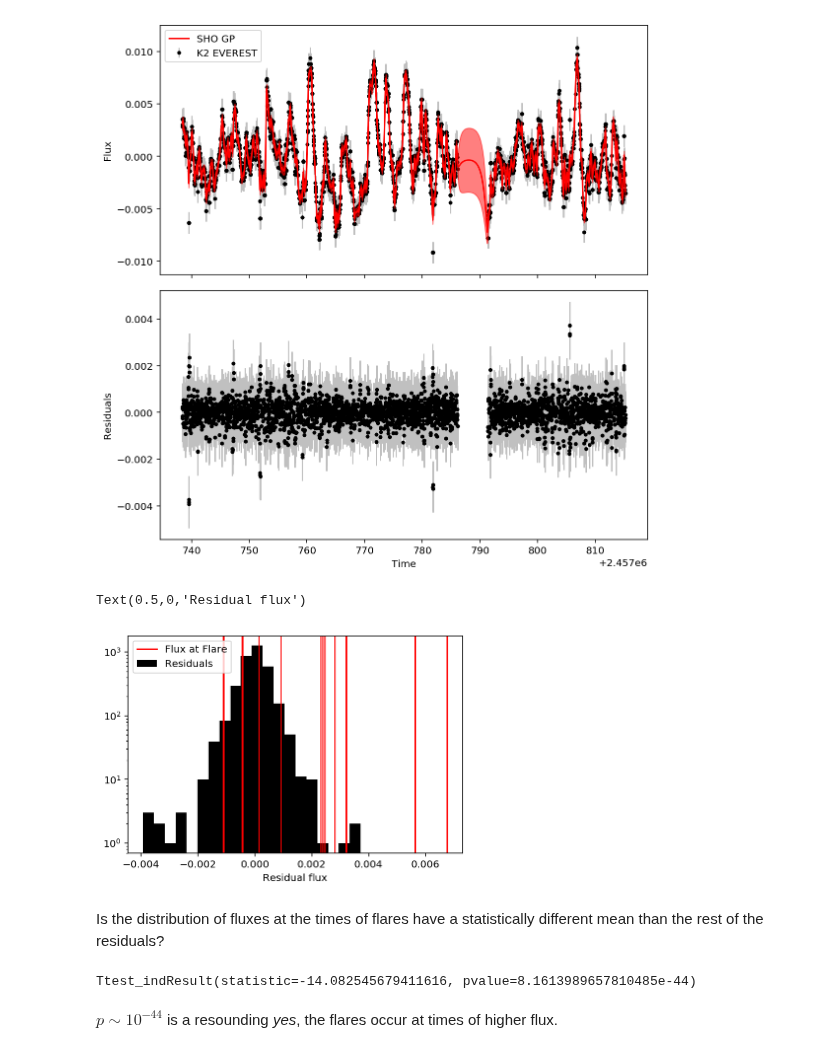
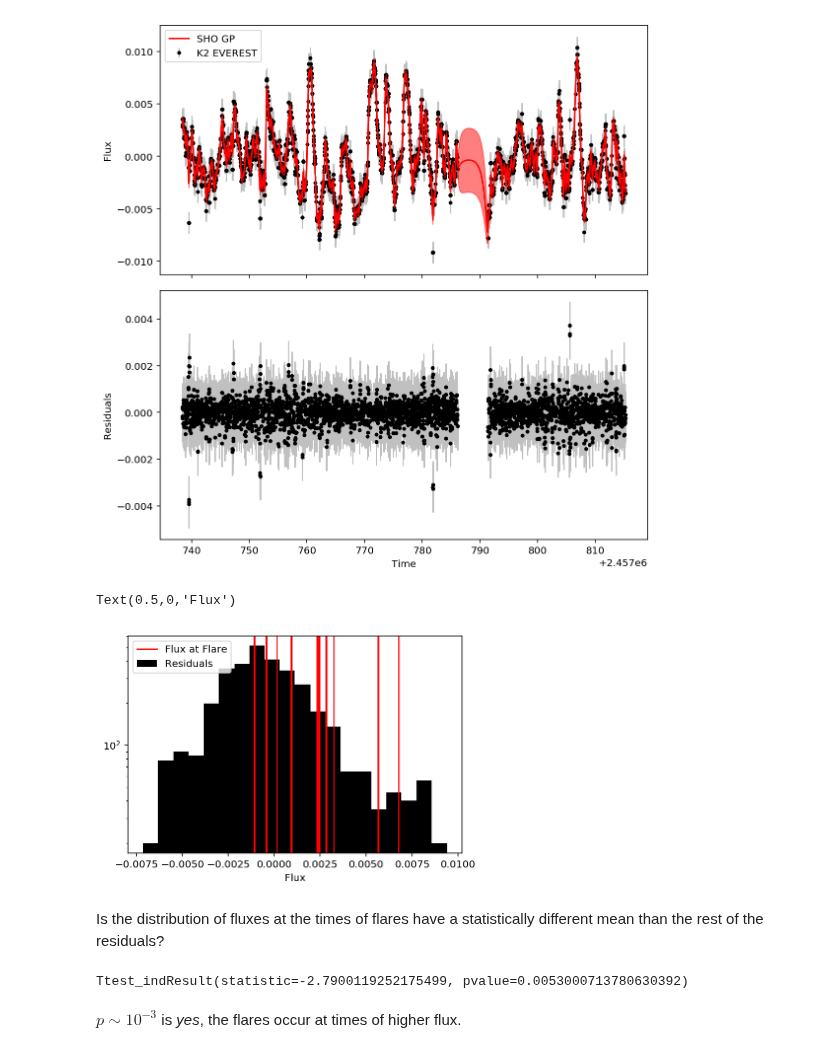
Before and after one commit to bmorris3/libra, a Jupyter notebook: notebooks/trappist1_flares_fluxcorrelated.ipynb, the cells around one changed output. Cells and saved outputs as stored; diff of their text form; code cells hidden in the pictures.

```diff
--- a/notebooks/trappist1_flares_fluxcorrelated.ipynb
+++ b/notebooks/trappist1_flares_fluxcorrelated.ipynb
@@ -99,25 +99,25 @@ fig.savefig('flare_gp_model.pdf', bbox_inches='tight')
 # %%
 gp_model_flares = gp.predict(k2_flux, flare_times)[0]
 # %%
-n, bins, _ = plt.hist(k2_flux - gp_model[0], bins=20, log=True, color='k', label='Residuals')
+n, bins, _ = plt.hist(gp_model[0], bins=20, log=True, color='k', label='Residuals')
 for i, gpf in enumerate(gp_model_flares):
     if i == 0:
         plt.axvline(gpf, color='r', label='Flux at Flare')
     else:
         plt.axvline(gpf, color='r')
 # plt.hist(gp_model_flares, log=True, bins=bins, color='r')
 plt.legend()
-plt.xlabel('Residual flux')
+plt.xlabel('Flux')
 # %% [output]
-Text(0.5,0,'Residual flux')
+Text(0.5,0,'Flux')
-[figure, old version]
+[figure, new version]
 # %% [markdown]
 Is the distribution of fluxes at the times of flares have a statistically different mean than the rest of the residuals?
 # %%
 from scipy.stats import ttest_ind
 
-ttest_ind(k2_flux - gp_model[0], gp_model_flares)
+ttest_ind(gp_model[0], gp_model_flares)
 # %% [output]
-Ttest_indResult(statistic=-14.082545679411616, pvalue=8.1613989657810485e-44)
+Ttest_indResult(statistic=-2.7900119252175499, pvalue=0.0053000713780630392)
 # %% [markdown]
-$p \sim 10^{-44}$ is a resounding *yes*, the flares occur at times of higher flux.
+$p \sim 10^{-3}$ is *yes*, the flares occur at times of higher flux.
```
